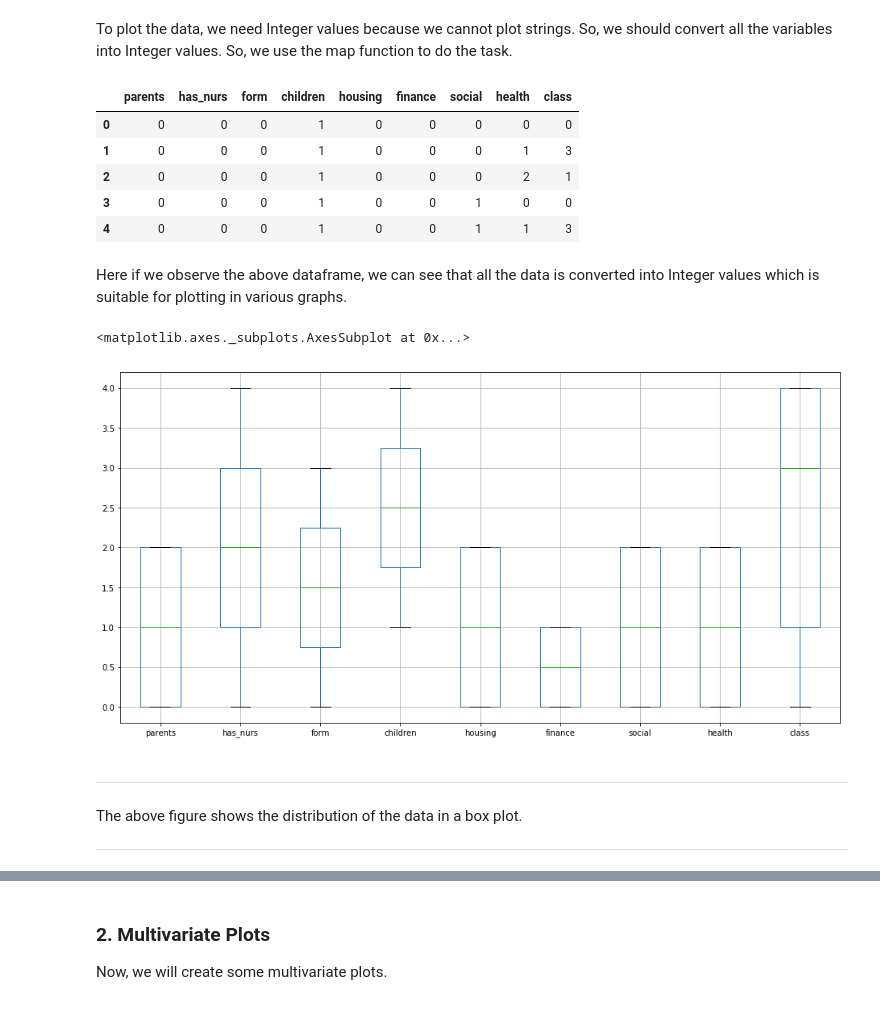
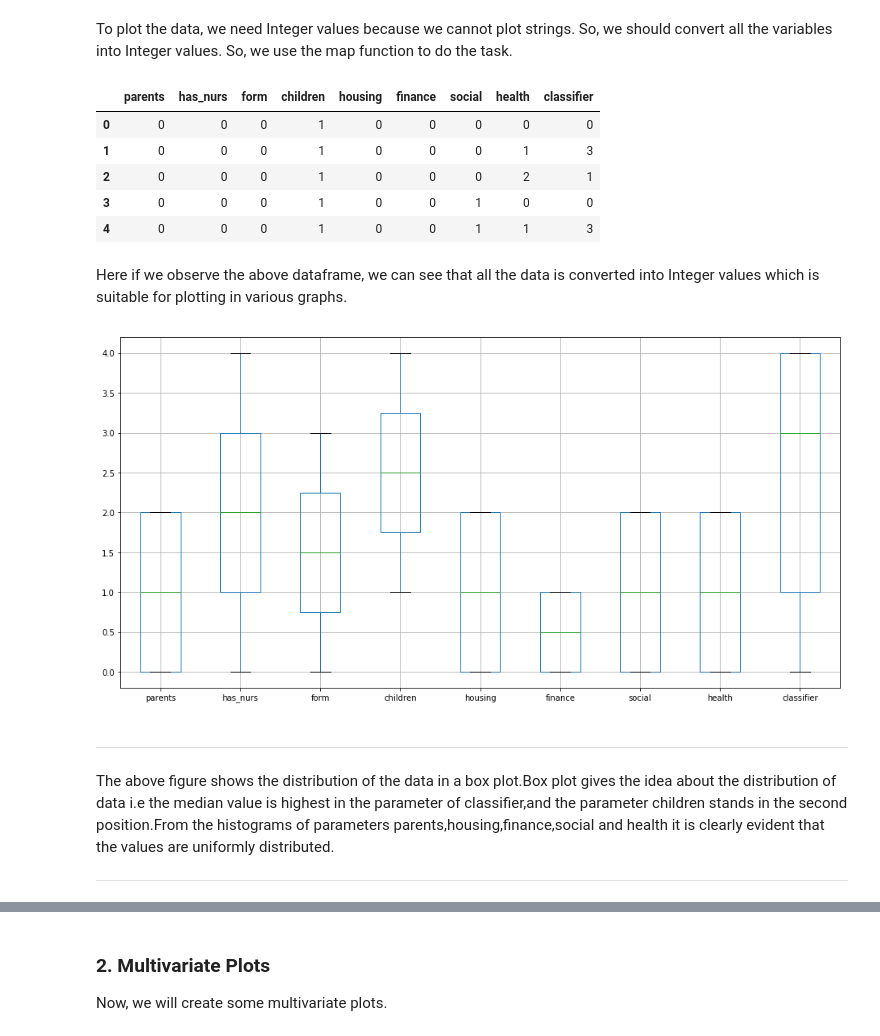
Before and after one commit to SHARANAMRUTHSAI/Machine-Learning-1, a Jupyter notebook: Nursery/Nursery.ipynb, the cells around one changed output, grey strips where cells are left out. Saved outputs shown, nothing was run; the diff lists cells and outputs as text; code cells hidden in the pictures.

```diff
--- a/Nursery/Nursery.ipynb
+++ b/Nursery/Nursery.ipynb
@@ -19,7 +19,7 @@ import matplotlib.pyplot as plt
 # Dataset from - https://archive.ics.uci.edu/ml/datasets/Nursery
 
 df = pandas.read_table('nursery.txt', sep=',', header=None, names=['parents', 'has_nurs', 'form', 'children','housing',
-                                                                   'finance','social','health','class'])
+                                                                   'finance','social','health','classifier'])
 # %% [markdown]
 # Summarizing the Dataset
 # %% [markdown]
@@ -134,22 +134,22 @@ To plot the data, we need Integer values because we cannot plot strings. So, we
 # %%
 # Converting the data into Integers to plot.
 
 df['parents'] = df.parents.map({'usual':0, 'pretentious':1, 'great_pret':2 })
 df['has_nurs'] = df.has_nurs.map({'proper':0, 'less_proper':1, 'improper':2 ,'critical':3,'very_crit':4})
 df['form'] = df.form.map({'complete':0, 'completed':1, 'incomplete':2,'foster':3 })
 df['children'] = df.children.map({'1':1, '2':2,'3':3,'more':4 })
 df['housing'] = df.housing.map({'convenient':0, 'less_conv':1, 'critical':2 })
 df['finance'] = df.finance.map({'convenient':0, 'inconv':1 })
 df['social'] = df.social.map({'nonprob':0, 'slightly_prob':1, 'problematic':2 })
 df['health'] = df.health.map({'recommended':0, 'priority':1, 'not_recom':2 })
-df['class'] = df['class'].map({ 'recommend':0,'not_recom':1, 'very_recom':2,'priority':3,'spec_prior':4 })
+df['classifier'] = df['classifier'].map({ 'recommend':0,'not_recom':1, 'very_recom':2,'priority':3,'spec_prior':4 })
 
 
 
 # Prints first five values of the dataset
 df.head()
 # %% [output]
-|  | parents | has_nurs | form | children | housing | finance | social | health | class |
+|  | parents | has_nurs | form | children | housing | finance | social | health | classifier |
 | 0 | 0 | 0 | 0 | 1 | 0 | 0 | 0 | 0 | 0 |
 | 1 | 0 | 0 | 0 | 1 | 0 | 0 | 0 | 1 | 3 |
 | 2 | 0 | 0 | 0 | 1 | 0 | 0 | 0 | 2 | 1 |
@@ -165,15 +165,15 @@ plt.rcParams['figure.figsize'] = (16,8)
 # This plots the data in a box plot
 
 df.boxplot()
+plt.show()
 # %% [output]
-<matplotlib.axes._subplots.AxesSubplot at 0x...>
 [figure]
-# %% [markdown]
-**********
-
-The above figure shows the distribution of the data in a box plot.
-
-**********
+# %% [markdown]
+**********
+
+The above figure shows the distribution of the data in a box plot.Box plot gives the idea about the distribution of data i.e
+the median value is highest in the parameter of classifier,and the parameter children stands in the second position.From the histograms of parameters parents,housing,finance,social and health it is clearly evident that the values are uniformly distributed.
+**********
 # %%
 # Sets the figure size
 
```
Also changed, not shown: parts of 11 cells of this notebook.
